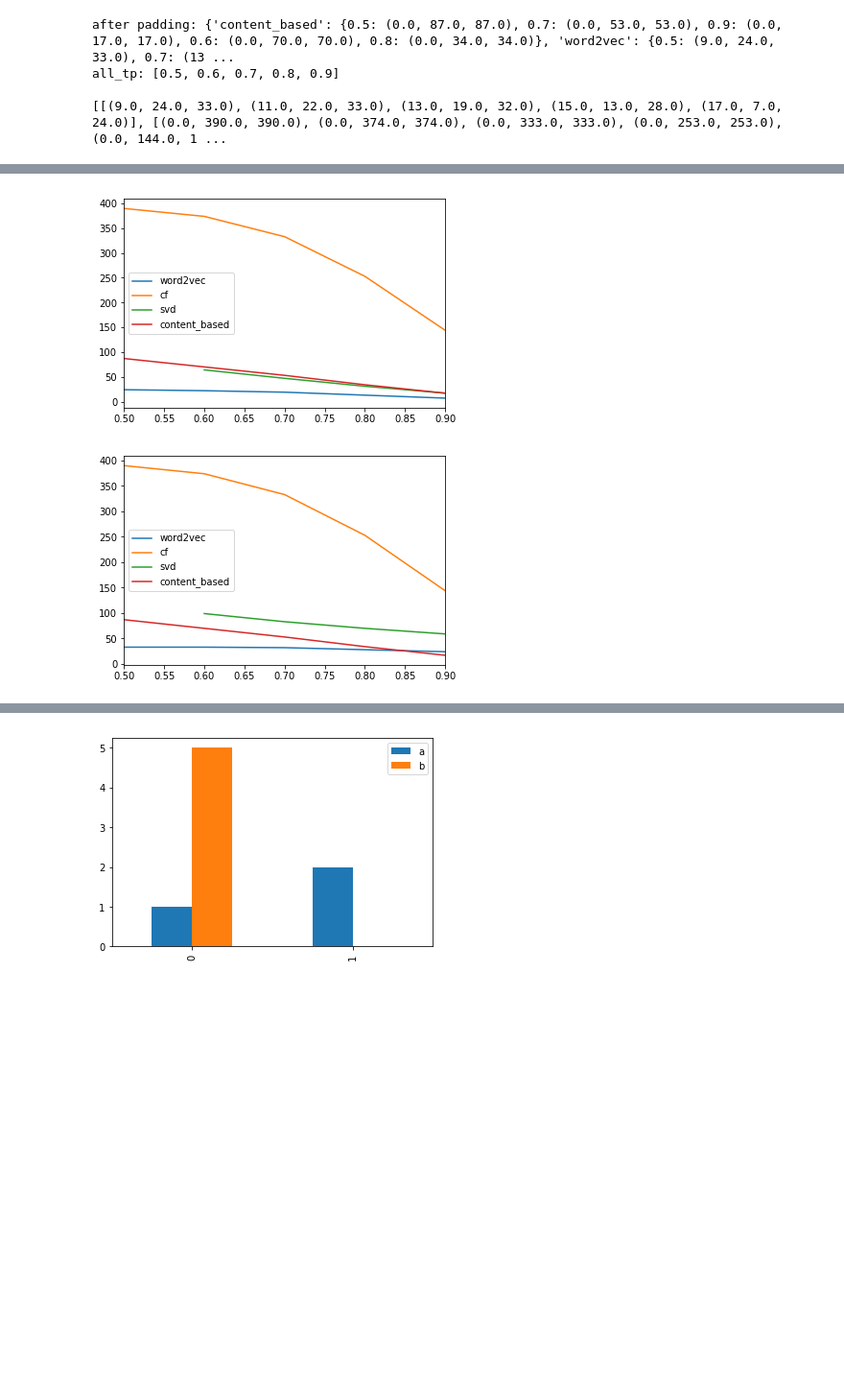
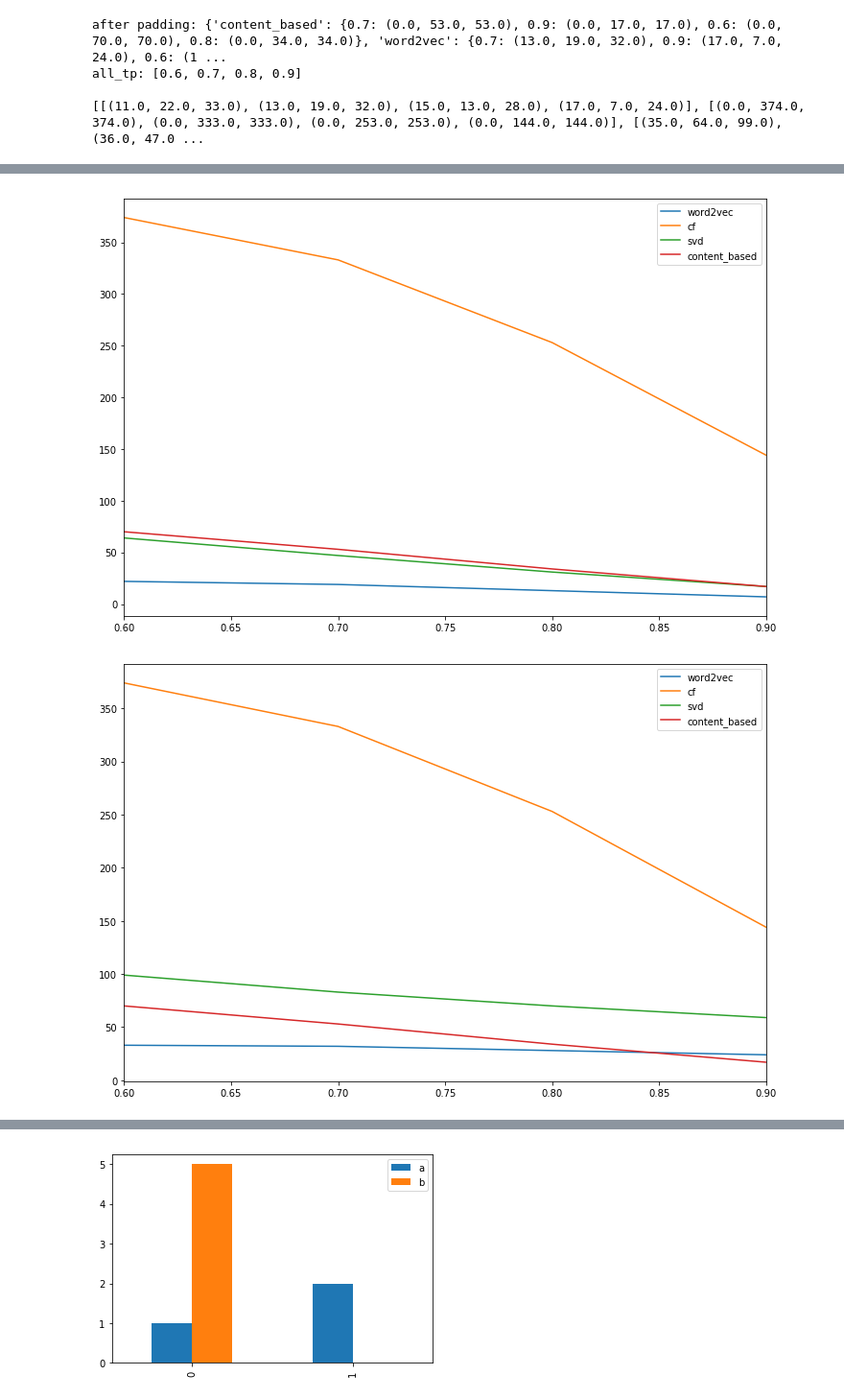
Before and after one commit to WoodExplorer/dissertation__recommendation_system__experiment, a Jupyter notebook: chap 4 exp 4 - observe time complexity of various methods - plot exp result.ipynb, the cells around one changed output, grey strips where cells are left out. Shown at 96% size. Cells and saved outputs as stored; diff of their text form; code cells hidden in the pictures; blank space fills up the shorter version.

```diff
--- a/chap 4 exp 4 - observe time complexity of various methods - plot exp result.ipynb
+++ b/chap 4 exp 4 - observe time complexity of various methods - plot exp result.ipynb
@@ -33,7 +33,8 @@ time_dict = coll.defaultdict(lambda: coll.defaultdict(list))
 all_tp = set()
 
 for mn, table_name in zip(mn_list, table_name_list):
-    cur.execute('select * from %s' % table_name)
+    cur.execute('select * from %s where train_percent > 0.5' % table_name)
+    #cur.execute('select * from %s' % table_name)
     data = cur.fetchall()
 
     for x in data:
@@ -72,17 +73,21 @@ print
 print [[time_dict_avg[mn][tp] for tp in all_tp] for mn in mn_list]
 
 ###
+
 time_overhead = ['train', 'test', 'overall']
 for index_for_specific_time_overhead, time_overhead in enumerate(time_overhead):
     values = zip(*[[time_dict_avg[mn][tp][index_for_specific_time_overhead] for tp in all_tp] for mn in mn_list])
     values = np.array(values)
     #print 'values[0:', values[0]
     df = pd.DataFrame(values, index=indexes, columns=mn_list)
+
     df.plot()
+    fig = plt.gcf()
+    fig.set_size_inches(12, 8, forward=True)
 
 plt.show()
 # %% [output]
-after padding: {'content_based': {0.5: (0.0, 87.0, 87.0), 0.7: (0.0, 53.0, 53.0), 0.9: (0.0, 17.0, 17.0), 0.6: (0.0, 70.0, 70.0), 0.8: (0.0, 34.0, 34.0)}, 'word2vec': {0.5: (9.0, 24.0, 33.0), 0.7: (13 ...
-all_tp: [0.5, 0.6, 0.7, 0.8, 0.9]
+after padding: {'content_based': {0.7: (0.0, 53.0, 53.0), 0.9: (0.0, 17.0, 17.0), 0.6: (0.0, 70.0, 70.0), 0.8: (0.0, 34.0, 34.0)}, 'word2vec': {0.7: (13.0, 19.0, 32.0), 0.9: (17.0, 7.0, 24.0), 0.6: (1 ...
+all_tp: [0.6, 0.7, 0.8, 0.9]
 
-[[(9.0, 24.0, 33.0), (11.0, 22.0, 33.0), (13.0, 19.0, 32.0), (15.0, 13.0, 28.0), (17.0, 7.0, 24.0)], [(0.0, 390.0, 390.0), (0.0, 374.0, 374.0), (0.0, 333.0, 333.0), (0.0, 253.0, 253.0), (0.0, 144.0, 1 ...
+[[(11.0, 22.0, 33.0), (13.0, 19.0, 32.0), (15.0, 13.0, 28.0), (17.0, 7.0, 24.0)], [(0.0, 374.0, 374.0), (0.0, 333.0, 333.0), (0.0, 253.0, 253.0), (0.0, 144.0, 144.0)], [(35.0, 64.0, 99.0), (36.0, 47.0 ...
@@ -90,2 +95,2 @@ all_tp: [0.5, 0.6, 0.7, 0.8, 0.9]
-[figure, old version]
+[figure, new version]
-[figure, old version]
+[figure, new version]
```
Also changed, not shown: parts of 2 cells of this notebook, 2 other files.
